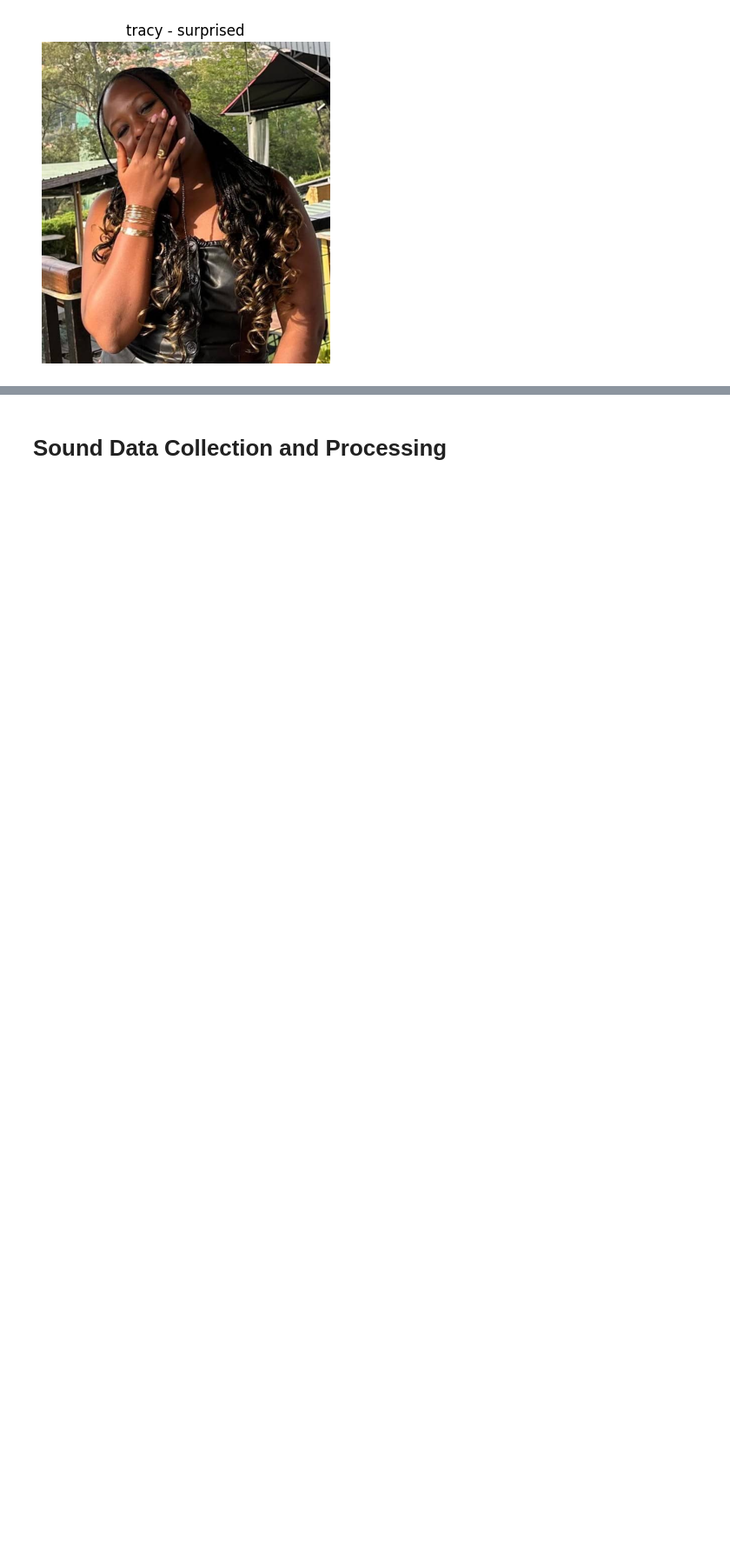
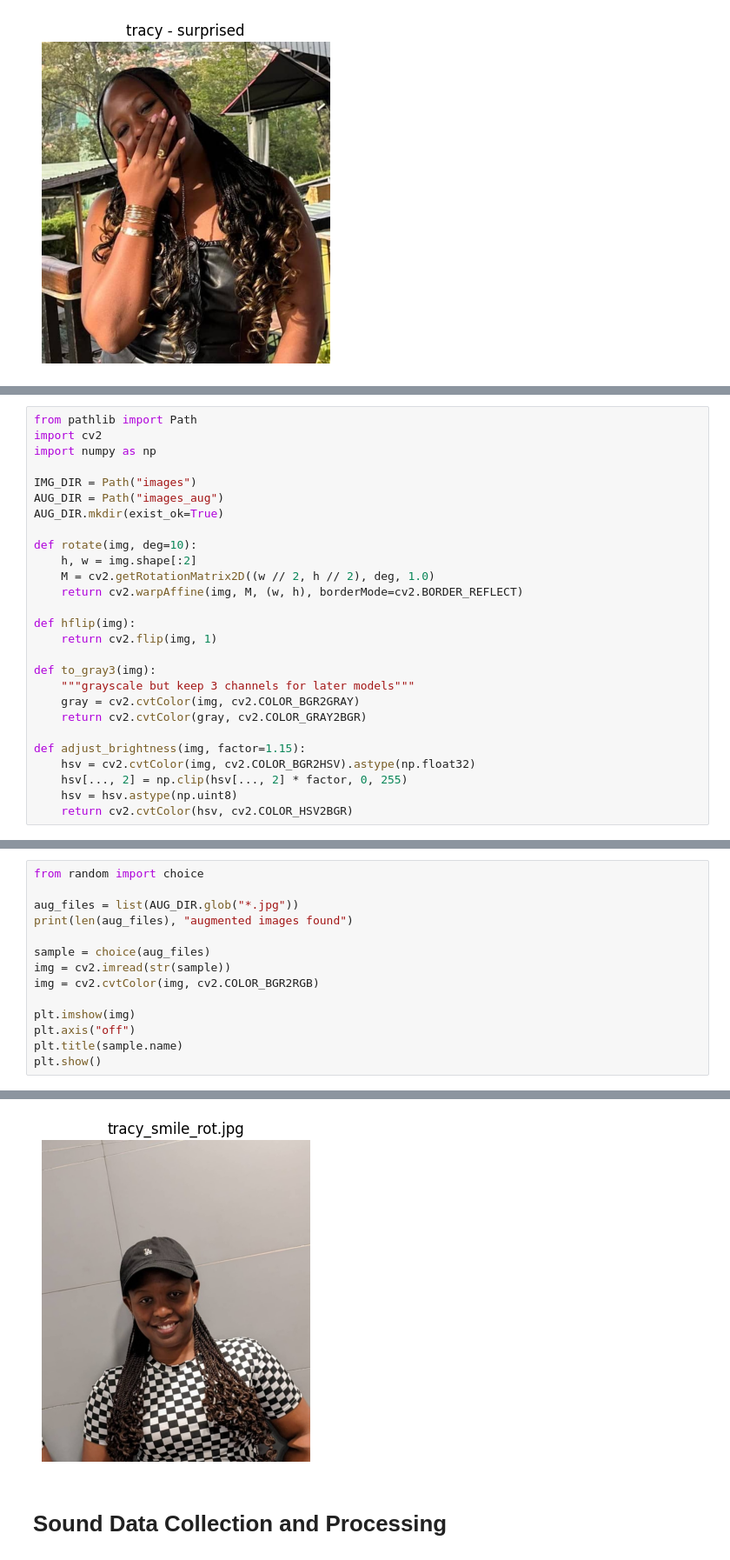
Before and after one commit to nshimiyeemmy/Formative2-Data-Preprocessing, a Jupyter notebook: authentication_system.ipynb, the cells around one changed output, grey strips where cells are left out. Shown at 87% size. Drawn from its saved outputs; the diff is of its cells as text; blank space fills up the shorter version.

Commit message:
added image augmentation functions and generated augmented images

```diff
--- a/authentication_system.ipynb
+++ b/authentication_system.ipynb
@@ -668,0 +676,27 @@ for _, row in img_df.iterrows():
+# %%
+from pathlib import Path
+import cv2
+import numpy as np
+
+IMG_DIR = Path("images")
+AUG_DIR = Path("images_aug")
+AUG_DIR.mkdir(exist_ok=True)
+
+def rotate(img, deg=10):
+    h, w = img.shape[:2]
+    M = cv2.getRotationMatrix2D((w // 2, h // 2), deg, 1.0)
+    return cv2.warpAffine(img, M, (w, h), borderMode=cv2.BORDER_REFLECT)
+
+def hflip(img):
+    return cv2.flip(img, 1)
+
+def to_gray3(img):
+    """grayscale but keep 3 channels for later models"""
+    gray = cv2.cvtColor(img, cv2.COLOR_BGR2GRAY)
+    return cv2.cvtColor(gray, cv2.COLOR_GRAY2BGR)
+
+def adjust_brightness(img, factor=1.15):
+    hsv = cv2.cvtColor(img, cv2.COLOR_BGR2HSV).astype(np.float32)
+    hsv[..., 2] = np.clip(hsv[..., 2] * factor, 0, 255)
+    hsv = hsv.astype(np.uint8)
+    return cv2.cvtColor(hsv, cv2.COLOR_HSV2BGR)
@@ -668,0 +731,15 @@ for _, row in img_df.iterrows():
+# %%
+from random import choice
+
+aug_files = list(AUG_DIR.glob("*.jpg"))
+print(len(aug_files), "augmented images found")
+
+sample = choice(aug_files)
+img = cv2.imread(str(sample))
+img = cv2.cvtColor(img, cv2.COLOR_BGR2RGB)
+
+plt.imshow(img)
+plt.axis("off")
+plt.title(sample.name)
+plt.show()
+# %% [output]
@@ -669,3 +747,4 @@ for _, row in img_df.iterrows():
+[figure, added]
 # %% [markdown]
 # Sound Data Collection and Processing
 # %% [markdown]
```
Also changed, not shown: parts of 5 cells of this notebook, 36 other files.
